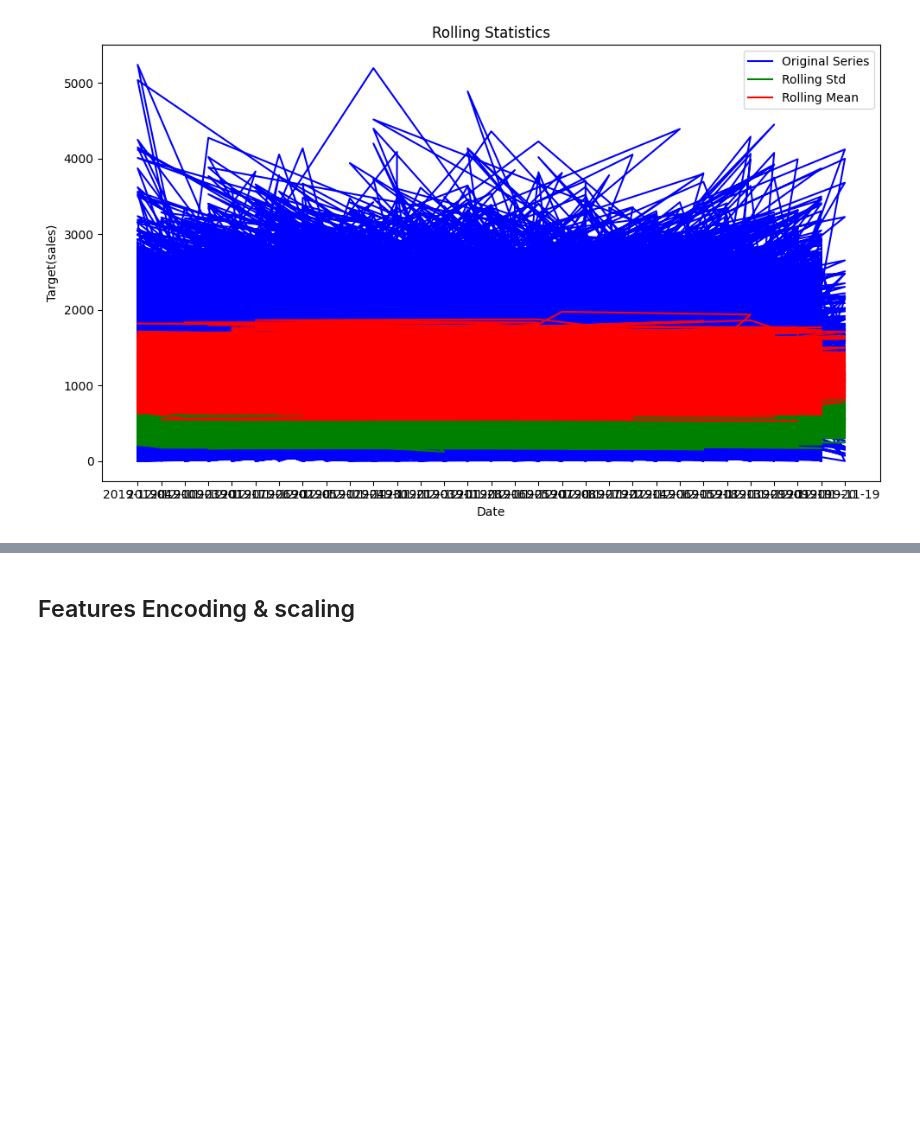
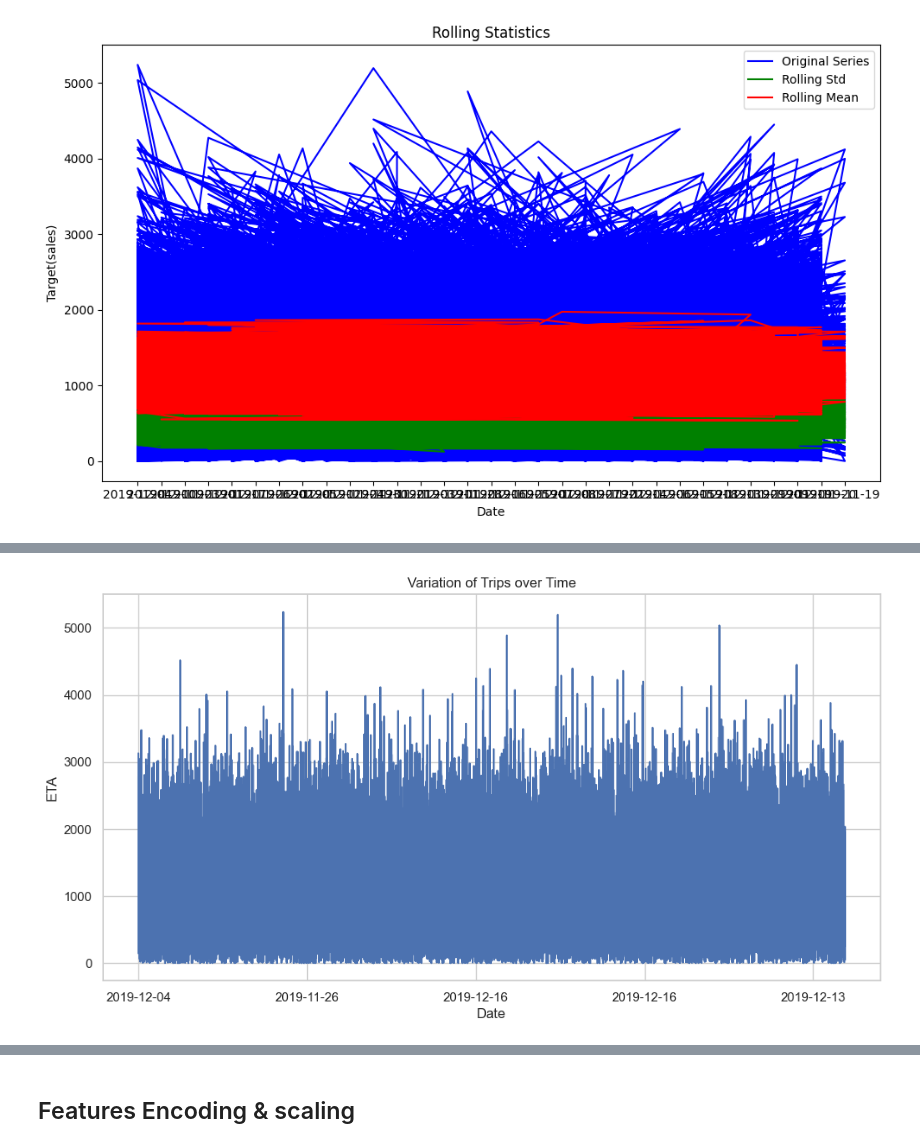
Before and after one commit to ikoghoemmanuell/Yassir-ETA-Prediction, a Jupyter notebook: yassir eta prediction/dev/notebooks/machine learning.ipynb, the cells around one changed output, grey strips where cells are left out. Drawn from its saved outputs; the diff is of its cells as text; code cells hidden in the pictures; blank space fills up the shorter version.

```diff
--- a/yassir eta prediction/dev/notebooks/machine learning.ipynb
+++ b/yassir eta prediction/dev/notebooks/machine learning.ipynb
@@ -341,0 +363,10 @@ check_stationarity(train, 'date_extracted', 'ETA')
+# %%
+# Question 2: Variation of Trips over Time
+plt.figure(figsize=(12, 6))
+train['ETA'].plot()
+plt.title('Variation of Trips over Time')
+plt.xlabel('Date')
+plt.ylabel('ETA')
+plt.show()
+# %% [output]
+[figure, added]
```
Also changed, not shown: parts of 20 cells of this notebook.
